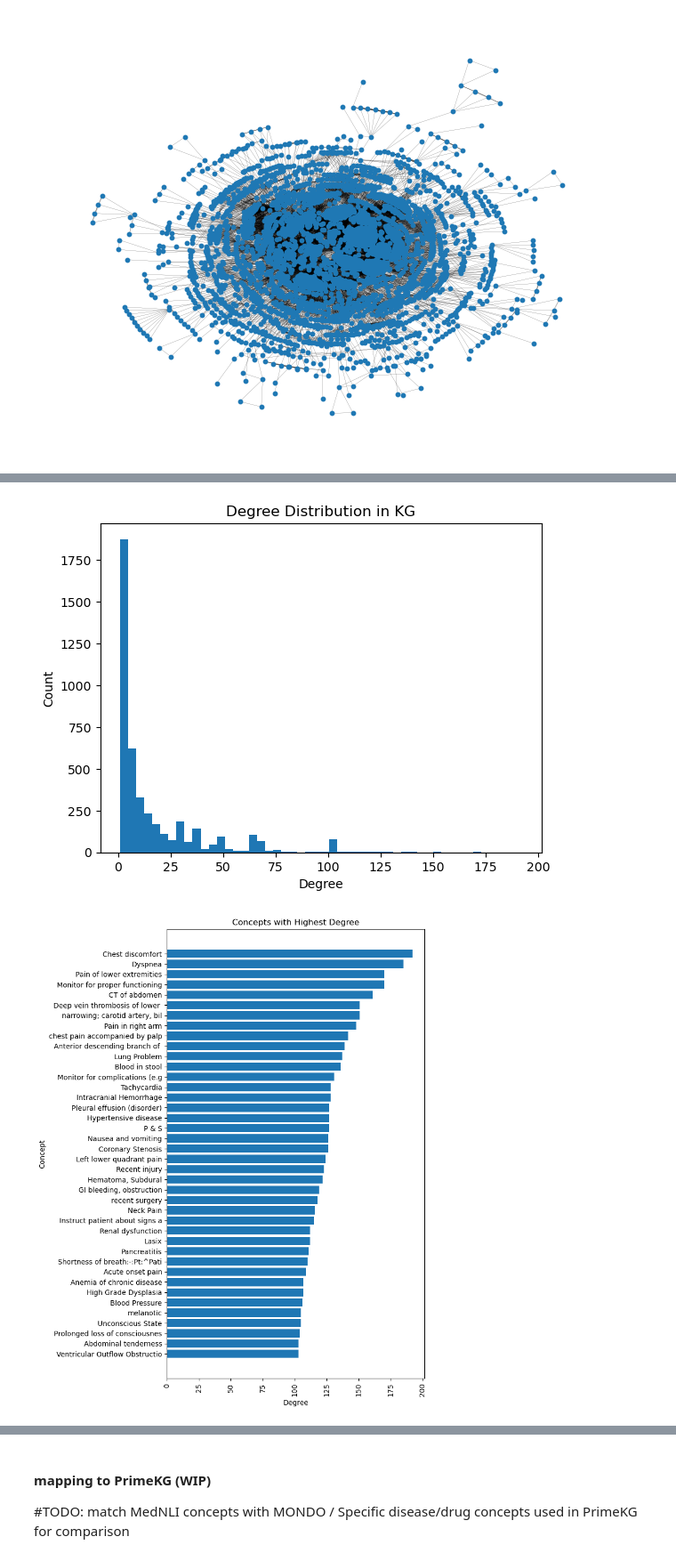
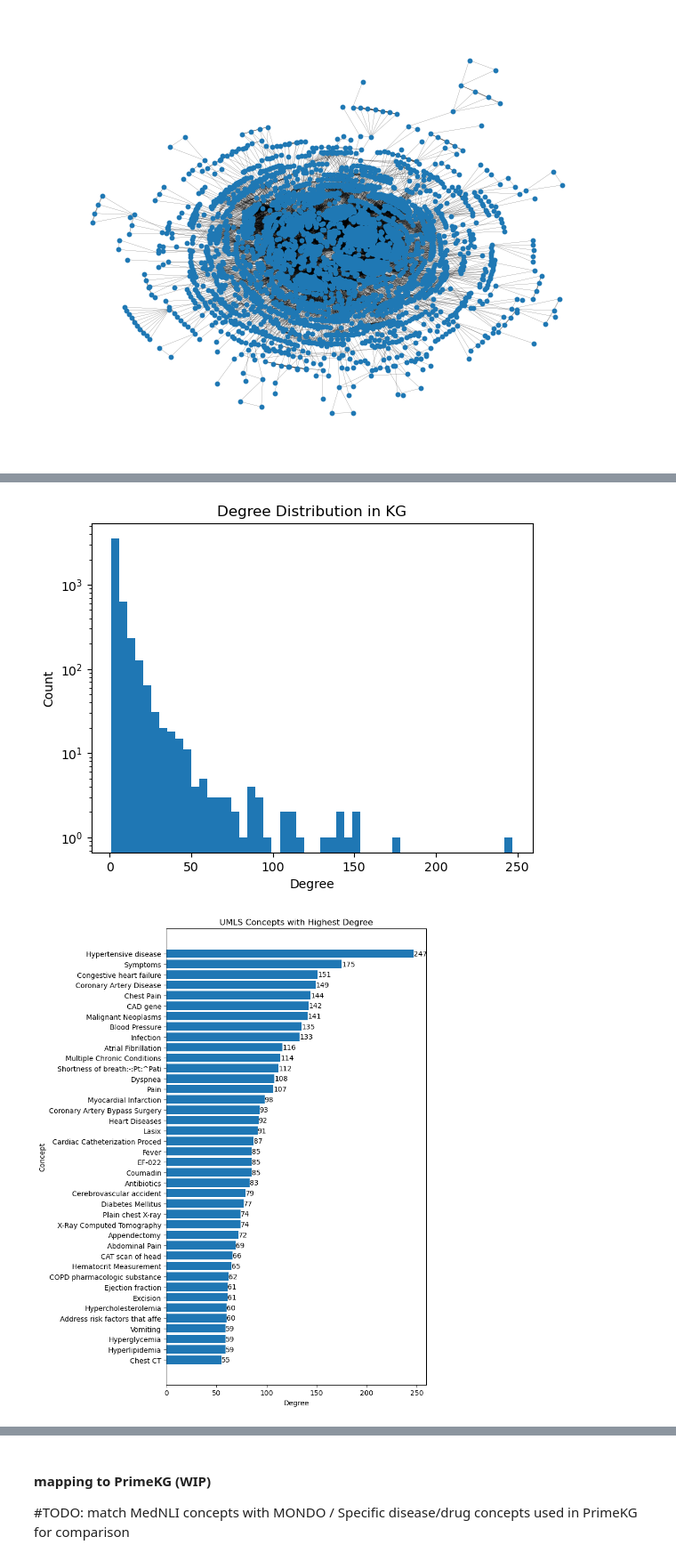
Before and after one commit to ismokelin/MIT_NLP, a Jupyter notebook: umls_kg/match_umls.ipynb, the cells around one changed output, grey strips where cells are left out. Shown at 89% size. Cells and saved outputs as stored; diff of their text form; code cells hidden in the pictures.

Commit message:
Fix bug in graph construction; additional vis

```diff
--- a/umls_kg/match_umls.ipynb
+++ b/umls_kg/match_umls.ipynb
@@ -30,14 +32,14 @@ with open("mednli_sentences.txt", "w") as f:
 ! python cliner predict --txt data/examples/mednli_sentences.txt --out data/predict_mednli --model models/silver.crf --format i2b2
 # %%
 # parse the concepts output by CliNER
-with open("./CliNER/data/predict_mednli/mednli_sentences.con", "r") as f:
+with open("../../CliNER/data/predict_mednli/mednli_sentences.con", "r") as f:
     sentences = f.readlines()
 
 concept_list = []
 for sentence in sentences:
     word = sentence.split('"')[1]
     label = sentence.split('"')[3]
-    group = sentence.split()[1].split(":")[0]
+    group = sentence.split('" ')[1].split(":")[0]
     concept_list.append([word, label, group])
 
 df = pd.DataFrame(concept_list, columns=["word", "label", "group"])
@@ -114,10 +132,13 @@ len(disease_concept_ids), len(log), len(concept_set) - len(disease_concept_ids)
 # save the concept ids to a file in case of crash
 import json
 
-with open('concept_matched.json', 'w') as fp:
-    json.dump(disease_concept_ids, fp)
-with open("log.txt", "w") as f:
-    f.write("\n".join(log))
+# with open('concept_matched.json', 'w') as fp:
+#     json.dump(disease_concept_ids, fp)
+# with open("log.txt", "w") as f:
+#     f.write("\n".join(log))
+
+with open('../../concept_matched.json', 'r') as fp:
+    disease_concept_ids = json.load(fp)
 # %%
 # check unique concepts
 umls_concept_set = set()
@@ -226,26 +252,29 @@ degrees = [val for (node, val) in G.degree()]
 plt.hist(degrees, bins=50)
 plt.ylabel("Count")
 plt.xlabel("Degree")
+plt.yscale("log")
 plt.title("Degree Distribution in KG")
 plt.savefig("degree_distribution.png")
 plt.show()
 # %% [output]
-[figure, old version]
+[figure, new version]
 # %%
 highest_degree = sorted(G.degree, key=lambda x: x[1], reverse=True)[:40][::-1]
 highest_degree_df = pd.DataFrame(highest_degree, columns=["concept", "degree"])
 highest_degree_df["concept"] = highest_degree_df["concept"].str[:30]
-plt.figure(figsize=(8, 10))
-plt.barh(highest_degree_df["concept"], highest_degree_df["degree"])
-plt.xticks(rotation=90)
-plt.ylabel("Concept")
-plt.xlabel("Degree")
-plt.title("Concepts with Highest Degree")
+# plt.figure(figsize=(8, 10))
+fig, ax = plt.subplots(figsize=(8, 10))
+bars = ax.barh(highest_degree_df["concept"], highest_degree_df["degree"])
+ax.bar_label(bars)
+# ax.set_xticks(rotation=90)
+ax.set_ylabel("Concept")
+ax.set_xlabel("Degree")
+ax.set_title("UMLS Concepts with Highest Degree")
 plt.tight_layout()
 plt.savefig("highest_degree.png", dpi=200)
 plt.show()
 # %% [output]
-[figure, old version]
+[figure, new version]
 # %%
 sorted(G.degree, key=lambda x: x[1], reverse=False)[:40]
 # %% [output]
```
Also changed, not shown: parts of 11 cells of this notebook, 5 other files.
